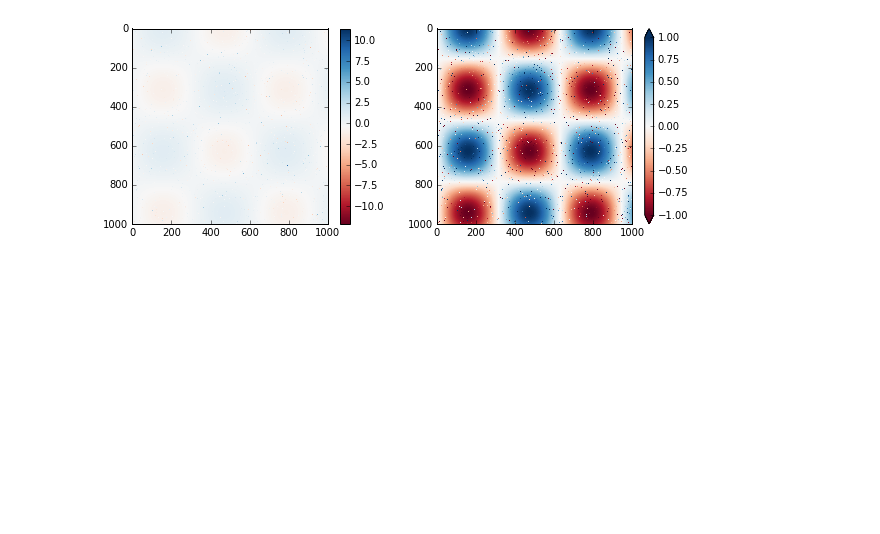
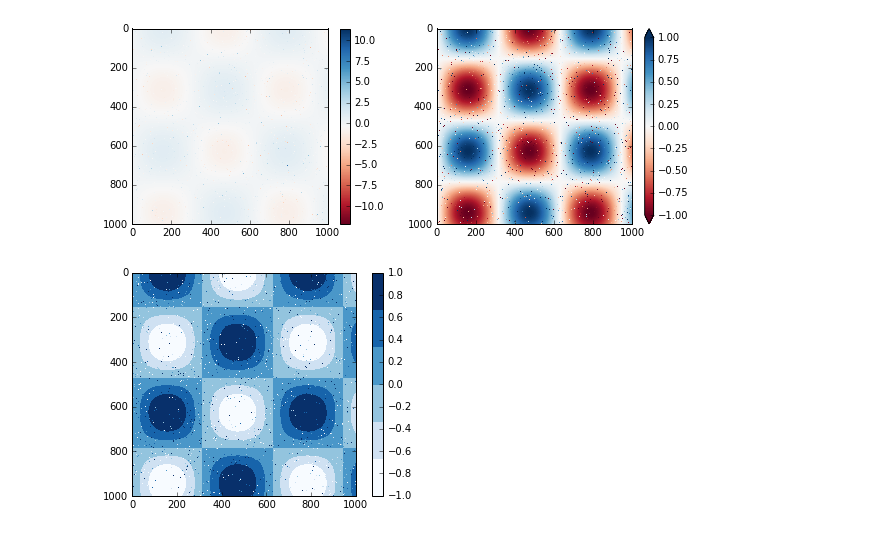
Before and after one commit to yakshithav/internship, a Jupyter notebook: matp1.ipynb, the cells around one changed output. Saved outputs shown, nothing was run; the diff lists cells and outputs as text; code cells hidden in the pictures; blank space fills up the shorter version.

```diff
--- a/matp1.ipynb
+++ b/matp1.ipynb
@@ -476,3 +476,9 @@ plt.colorbar(extend='both')
 plt.clim(-1, 1);
 # %% [output]
 [figure]
+# %%
+plt.imshow(I, cmap=plt.cm.get_cmap('Blues', 6))
+plt.colorbar()
+plt.clim(-1, 1);
+# %% [output]
+[figure, added]
```
Also changed, not shown: parts of 16 cells of this notebook.
